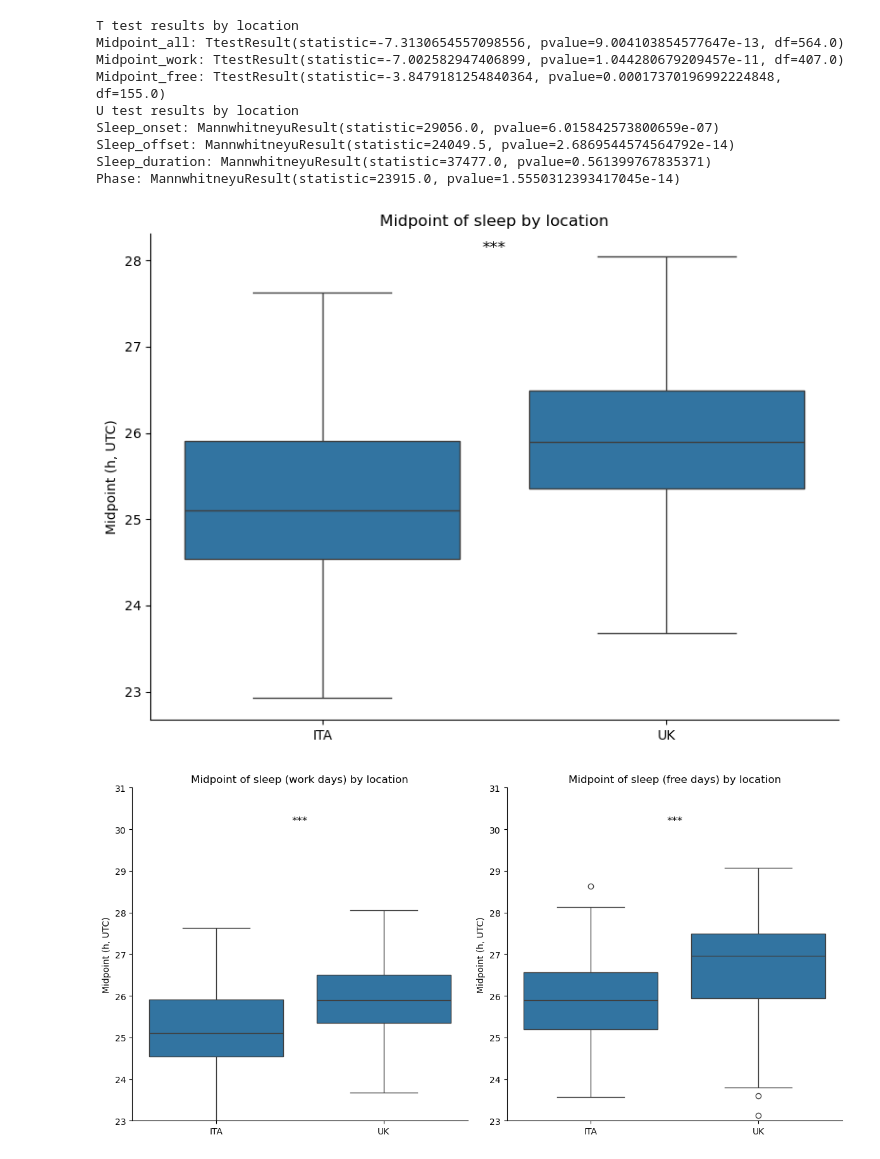
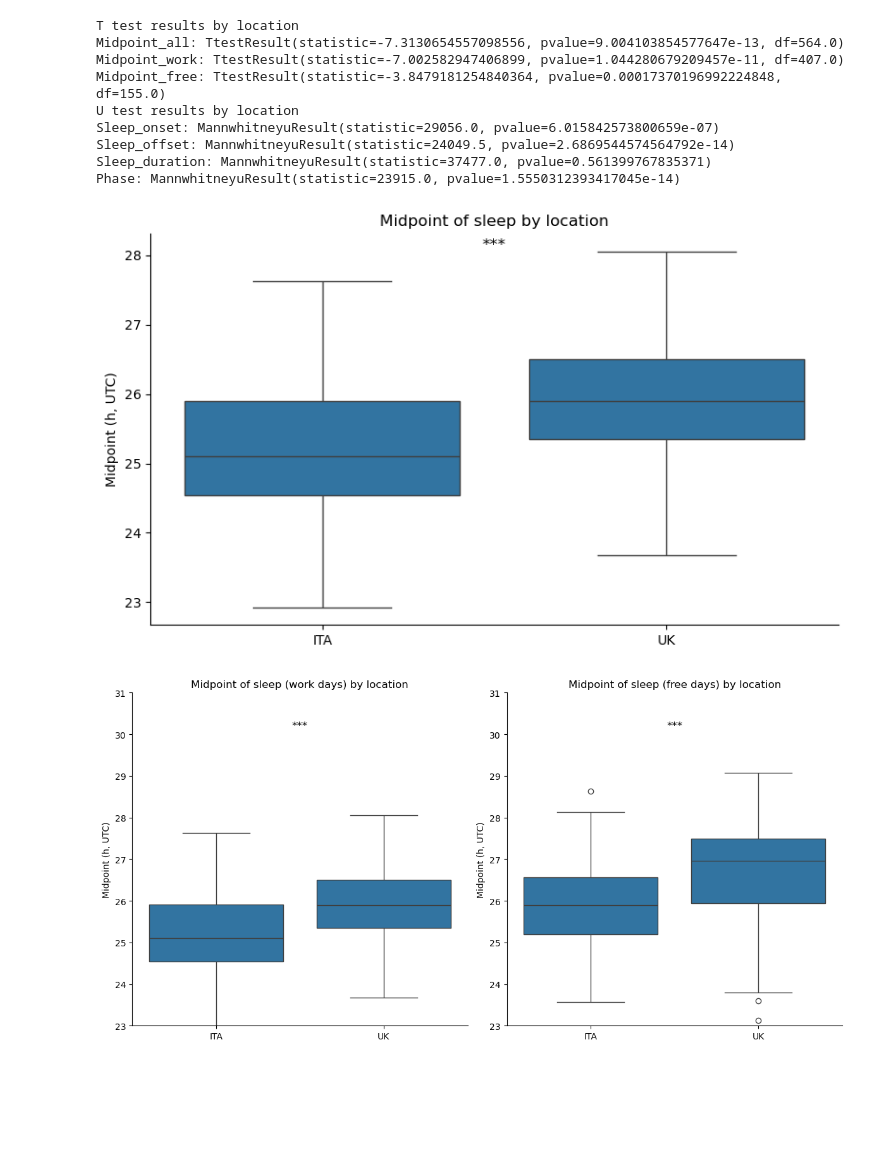
Before and after one commit to Gianluca-cnd/Case_report_uk_VS_ita, a Jupyter notebook: jetlag_UTC.ipynb, the cells around one changed output. Saved outputs shown, nothing was run; the diff lists cells and outputs as text; code cells hidden in the pictures; blank space fills up the shorter version.

```diff
--- a/jetlag_UTC.ipynb
+++ b/jetlag_UTC.ipynb
@@ -290,24 +301,24 @@ Sleep_offset: MannwhitneyuResult(statistic=24049.5, pvalue=2.6869544574564792e-1
 Sleep_duration: MannwhitneyuResult(statistic=37477.0, pvalue=0.561399767835371)
 Phase: MannwhitneyuResult(statistic=23915.0, pvalue=1.5550312393417045e-14)
 # %%
-plt.figure(figsize=(8, 6))
+plt.figure(figsize=(8, 5))
 sns.boxplot(x='location', y='midpoint_h_UTC', data=df_workdays)
 plt.title('Midpoint of sleep by location')
 plt.suptitle('')
 plt.xlabel('')
 plt.ylabel('Midpoint (h, UTC)')
 
 plt.annotate('***', xy=(0.5, 0.97), xycoords='axes fraction', ha='center', va='center', fontsize=12)
 
 plt.gca().spines['bottom'].set_color('black')
 plt.gca().spines['left'].set_color('black')
 sns.despine()
 plt.grid(False)
 plt.tight_layout()
 
 plt.show()
 # %% [output]
-[figure, old version]
+[figure, new version]
 # %%
 fig, ax = plt.subplots(1, 2, figsize=(12, 6))
 
```
Also changed, not shown: parts of 46 cells of this notebook.
